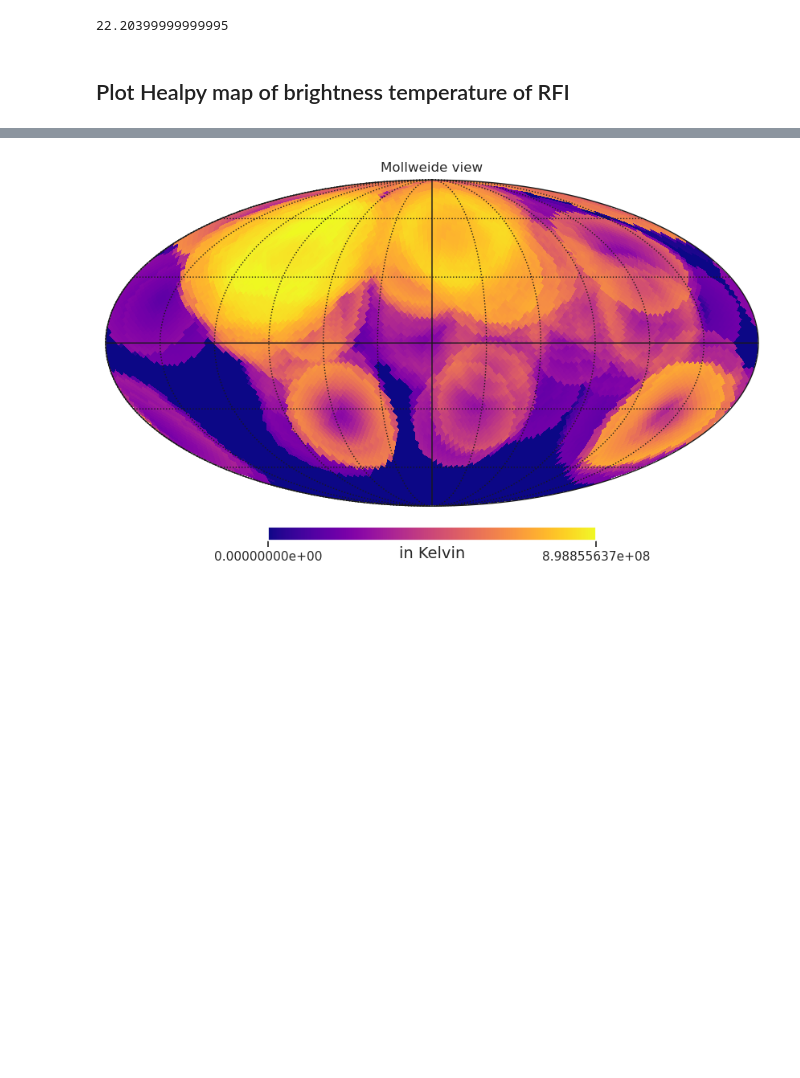
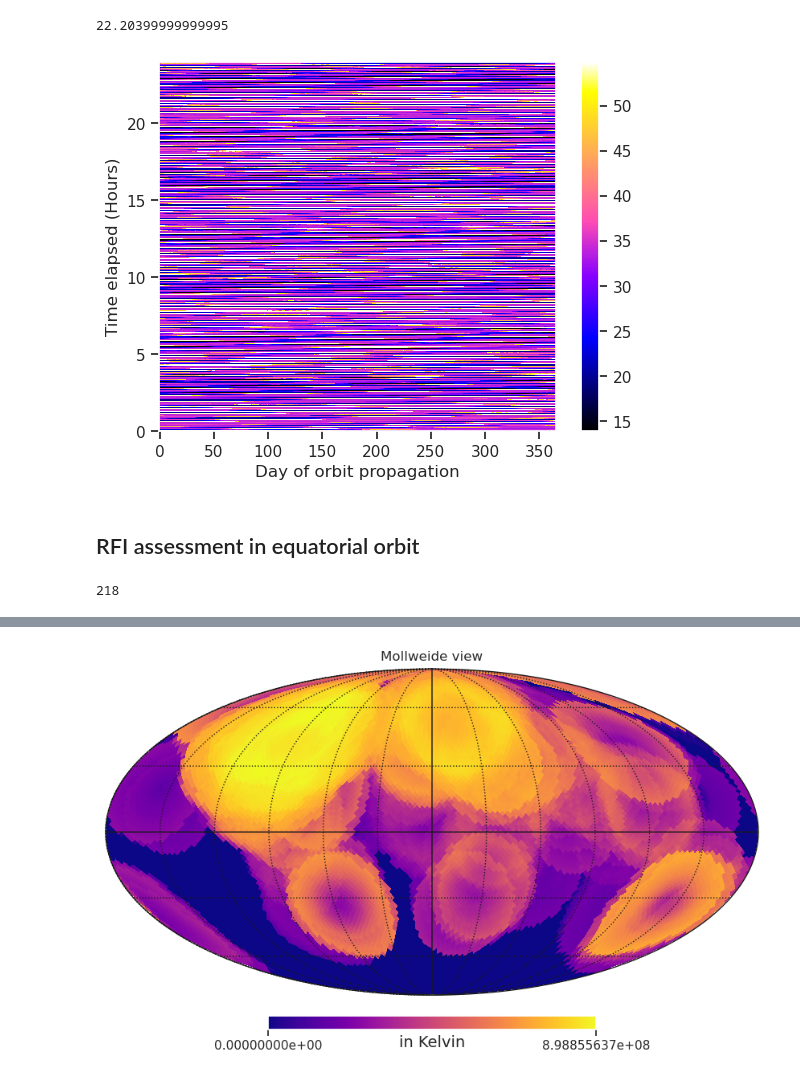
Before and after one commit to Bharatcs/rfi, a Jupyter notebook: Project/starfire_main.ipynb, the cells around one changed output, grey strips where cells are left out. Cells and saved outputs as stored; diff of their text form; code cells hidden in the pictures; blank space fills up the shorter version.

Commit message:
eq plot faulty

```diff
--- a/Project/starfire_main.ipynb
+++ b/Project/starfire_main.ipynb
@@ -663,2 +649,29 @@ datum.to_csv('/home/saurabhs/Documents/Yogen_starfire/cos2FOMtimes.csv')
-# %% [markdown]
-## Plot Healpy map of brightness temperature of RFI
+# %%
+DOP=[]
+FOMatpoint=[]
+for i in range(len(year_lat)):
+    DOP.append(i)
+    for j in range(len(year_lat[0])):
+        orbpix=hp.ang2pix(nside,year_lon[i,j],year_lat[i,j],lonlat=True)
+        FOMatpoint.append(FOM_map[orbpix])
+# %%
+DOP=np.array(DOP)
+FOMatpoint=np.array(FOMatpoint)
+pix=np.linspace(0,10000,10000)
+time_elapsed=(pix*deltaT)/3600
+# %%
+x=DOP
+y=time_elapsed
+xx,yy=np.meshgrid(x,y)
+FOMatpoint=FOMatpoint.reshape((10000,366))
+# %%
+plt.pcolormesh(xx,yy,FOMatpoint,norm='linear',vmin=np.min(FOMatpoint),rasterized=True,cmap='gnuplot2')
+plt.xlabel('Day of orbit propagation')
+plt.ylabel('Time elapsed (Hours)')
+plt.colorbar()
+# plt.savefig('/home/saurabhs/Documents/Yogen_starfire/SF_images/polar_waterfall.pdf',dpi=600,bbox_inches='tight')
+plt.show()
+# %% [output]
+[figure, added]
+# %% [markdown]
+## RFI assessment in equatorial orbit
@@ -664,0 +711,4 @@ datum.to_csv('/home/saurabhs/Documents/Yogen_starfire/cos2FOMtimes.csv')
+# %%
+len(days)
+# %% [output]
+218
```
Also changed, not shown: parts of 19 cells of this notebook, 3 other files.
